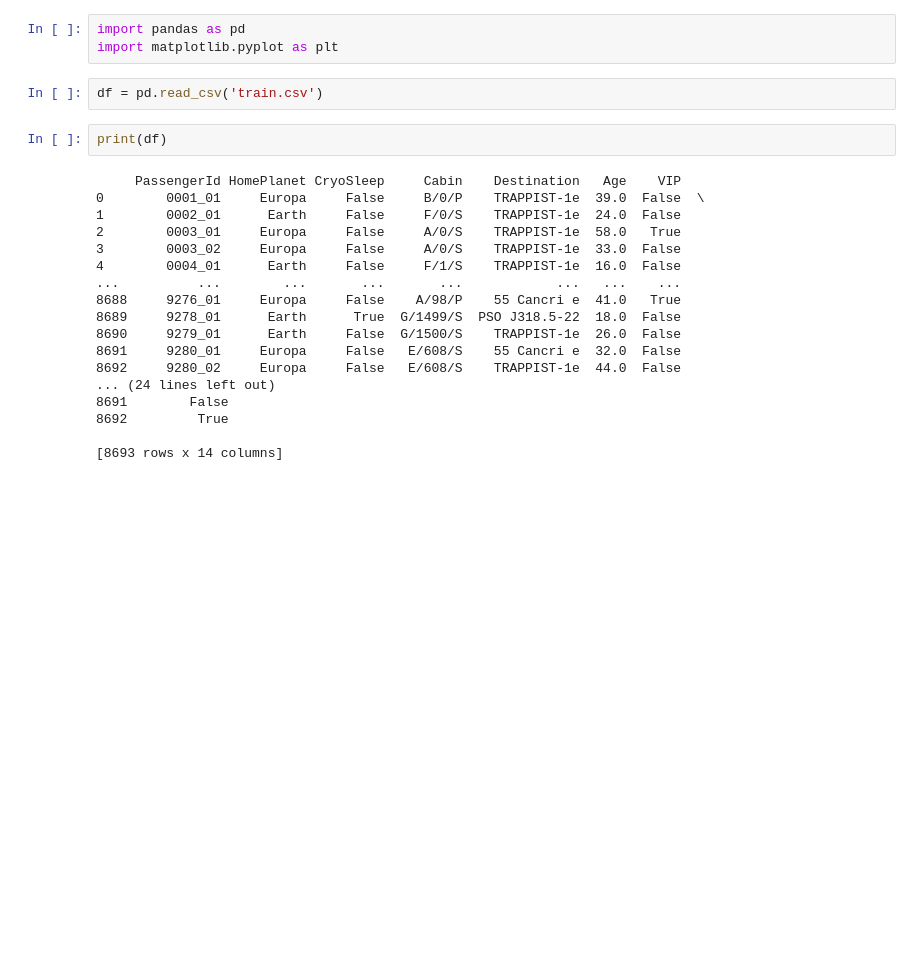
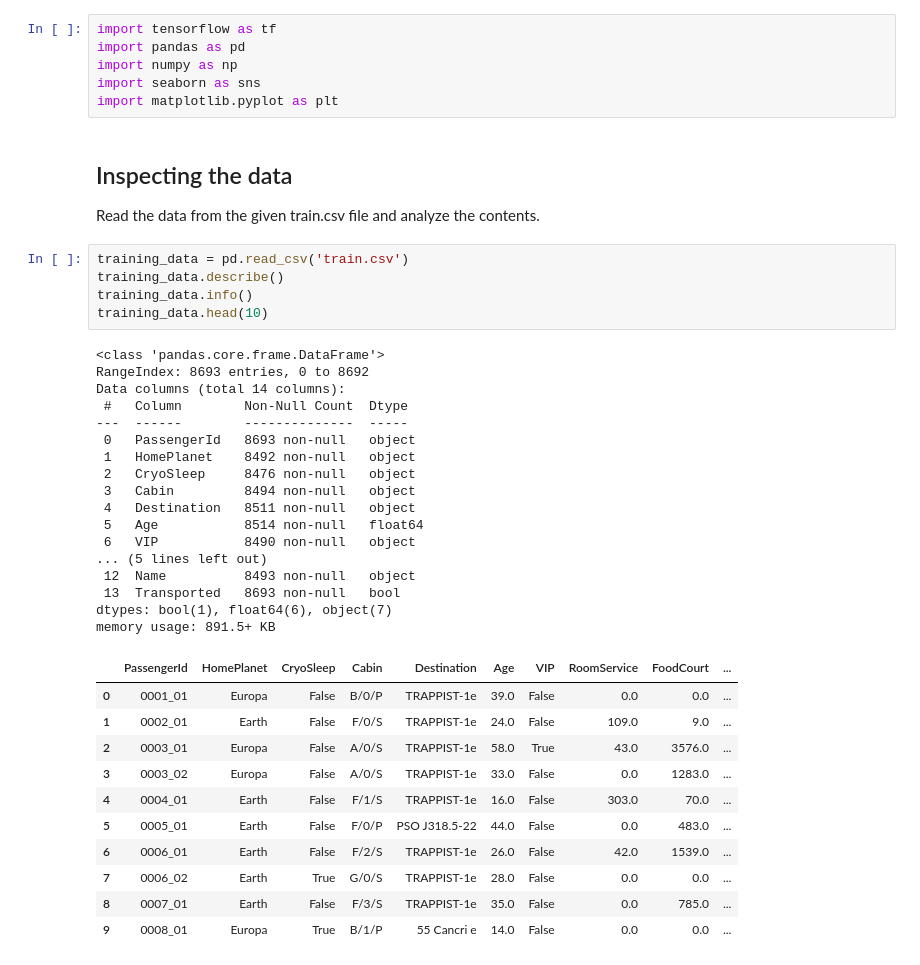
Before and after one commit to robinmonsere/Spaceship-Titanic, a Jupyter notebook: SpaceshipTitanic.ipynb, the cells around one changed output. Drawn from its saved outputs; the diff is of its cells as text; blank space fills up the shorter version.

```diff
--- a/SpaceshipTitanic.ipynb
+++ b/SpaceshipTitanic.ipynb
@@ -1,25 +5,43 @@
 # %%
+import tensorflow as tf
 import pandas as pd
+import numpy as np
+import seaborn as sns
 import matplotlib.pyplot as plt
+# %% [markdown]
+## Inspecting the data
+Read the data from the given train.csv file and analyze the contents.
 # %%
-df = pd.read_csv('train.csv')
+training_data = pd.read_csv('train.csv')
+training_data.describe()
+training_data.info()
+training_data.head(10)
+# %% [output]
+<class 'pandas.core.frame.DataFrame'>
+RangeIndex: 8693 entries, 0 to 8692
+Data columns (total 14 columns):
+ #   Column        Non-Null Count  Dtype
+---  ------        --------------  -----
+ 0   PassengerId   8693 non-null   object
+ 1   HomePlanet    8492 non-null   object
+ 2   CryoSleep     8476 non-null   object
+ 3   Cabin         8494 non-null   object
+ 4   Destination   8511 non-null   object
+ 5   Age           8514 non-null   float64
+ 6   VIP           8490 non-null   object
+... (5 lines left out)
+ 12  Name          8493 non-null   object
+ 13  Transported   8693 non-null   bool
+dtypes: bool(1), float64(6), object(7)
+memory usage: 891.5+ KB
+|  | PassengerId | HomePlanet | CryoSleep | Cabin | Destination | Age | VIP | RoomService | FoodCourt | ... |
+| 0 | 0001_01 | Europa | False | B/0/P | TRAPPIST-1e | 39.0 | False | 0.0 | 0.0 | ... |
+| 1 | 0002_01 | Earth | False | F/0/S | TRAPPIST-1e | 24.0 | False | 109.0 | 9.0 | ... |
+| 2 | 0003_01 | Europa | False | A/0/S | TRAPPIST-1e | 58.0 | True | 43.0 | 3576.0 | ... |
+| 3 | 0003_02 | Europa | False | A/0/S | TRAPPIST-1e | 33.0 | False | 0.0 | 1283.0 | ... |
+| 4 | 0004_01 | Earth | False | F/1/S | TRAPPIST-1e | 16.0 | False | 303.0 | 70.0 | ... |
+| 5 | 0005_01 | Earth | False | F/0/P | PSO J318.5-22 | 44.0 | False | 0.0 | 483.0 | ... |
+| 6 | 0006_01 | Earth | False | F/2/S | TRAPPIST-1e | 26.0 | False | 42.0 | 1539.0 | ... |
+| 7 | 0006_02 | Earth | True | G/0/S | TRAPPIST-1e | 28.0 | False | 0.0 | 0.0 | ... |
+| 8 | 0007_01 | Earth | False | F/3/S | TRAPPIST-1e | 35.0 | False | 0.0 | 785.0 | ... |
+| 9 | 0008_01 | Europa | True | B/1/P | 55 Cancri e | 14.0 | False | 0.0 | 0.0 | ... |
-# %%
-print(df)
-# %% [output]
-     PassengerId HomePlanet CryoSleep     Cabin    Destination   Age    VIP
-0        0001_01     Europa     False     B/0/P    TRAPPIST-1e  39.0  False  \
-1        0002_01      Earth     False     F/0/S    TRAPPIST-1e  24.0  False
-2        0003_01     Europa     False     A/0/S    TRAPPIST-1e  58.0   True
-3        0003_02     Europa     False     A/0/S    TRAPPIST-1e  33.0  False
-4        0004_01      Earth     False     F/1/S    TRAPPIST-1e  16.0  False
-...          ...        ...       ...       ...            ...   ...    ...
-8688     9276_01     Europa     False    A/98/P    55 Cancri e  41.0   True
-8689     9278_01      Earth      True  G/1499/S  PSO J318.5-22  18.0  False
-8690     9279_01      Earth     False  G/1500/S    TRAPPIST-1e  26.0  False
-8691     9280_01     Europa     False   E/608/S    55 Cancri e  32.0  False
-8692     9280_02     Europa     False   E/608/S    TRAPPIST-1e  44.0  False
-... (24 lines left out)
-8691        False
-8692         True
-
-[8693 rows x 14 columns]
```
Also changed, not shown: parts of 15 cells of this notebook, 2 other files.
